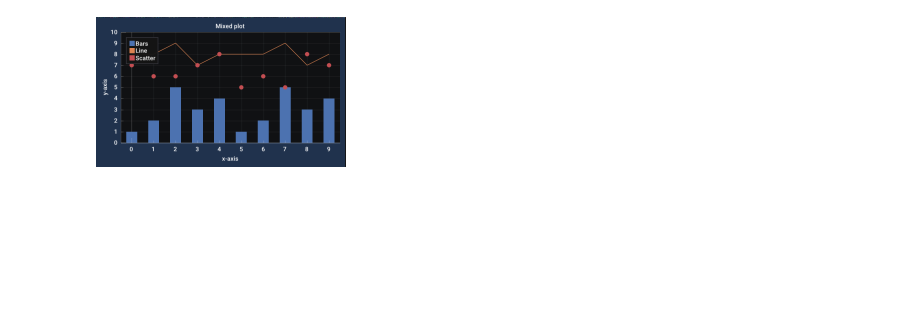
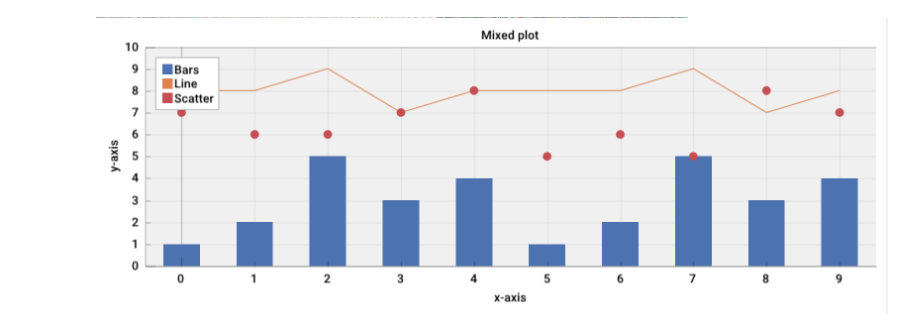
Before and after one commit to pthom/imgui_bundle, a Jupyter notebook: bindings/imgui_bundle/demos/notebooks/demo_notebook.ipynb, the cells around one changed output. Saved outputs shown, nothing was run; the diff lists cells and outputs as text; code cells hidden in the pictures; blank space fills up the shorter version.

```diff
--- a/bindings/imgui_bundle/demos/notebooks/demo_notebook.ipynb
+++ b/bindings/imgui_bundle/demos/notebooks/demo_notebook.ipynb
@@ -27,20 +41,21 @@ run_heart()
 # %%
 def mixed_plot():
+    imgui.style_colors_light()
     implot.push_colormap(implot.ImPlotColormap_.deep)
     if implot.begin_plot("Mixed plot"):
         implot.setup_axes("x-axis", "y-axis")
         implot.setup_axes_limits(-0.5, 9.5, 0, 10)
         lin = np.array([8,8,9,7,8,8,8,9,7,8])
         bar = np.array([1,2,5,3,4,1,2,5,3,4])
         dot = np.array([7,6,6,7,8,5,6,5,8,7])
         implot.plot_bars("Bars", bar, 0.5)
         implot.plot_line("Line", lin)
         implot.next_colormap_color() # skip green
         implot.plot_scatter("Scatter", dot)
         implot.end_plot()
 
 
-imgui_bundle.run_nb(mixed_plot, window_size=(500, 300))
+imgui_bundle.run_nb(mixed_plot, window_size=(800, 300), thumbnail_height=300)
 # %% [output]
-[figure, old version]
+[figure, new version]
 [interactive output not drawn]
```
Also changed, not shown: parts of 4 cells of this notebook, 1 other file.
